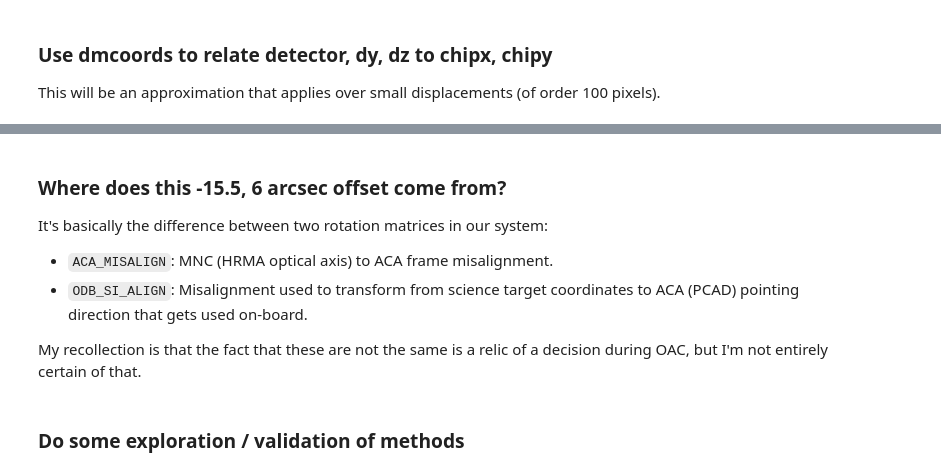
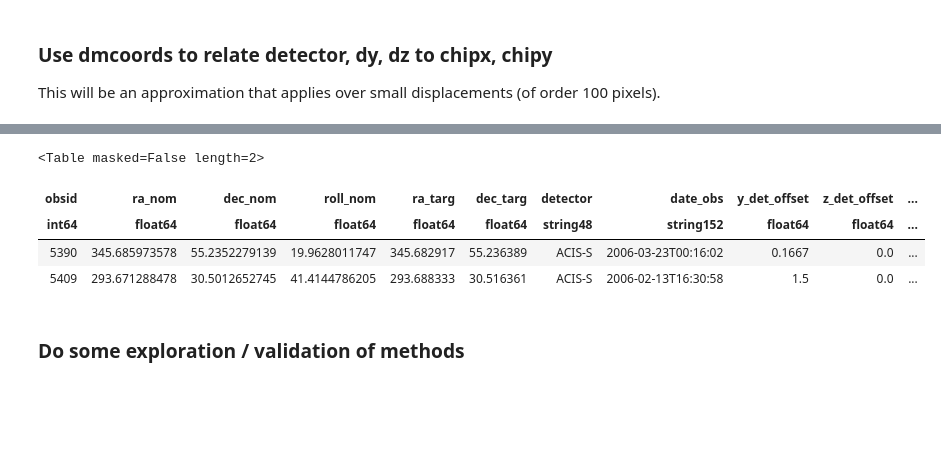
Before and after one commit to sot/aimpoint_mon, a Jupyter notebook: asol_to_chip_transforms.ipynb, the cells around one changed output, grey strips where cells are left out. Saved outputs shown, nothing was run; the diff lists cells and outputs as text; code cells hidden in the pictures; blank space fills up the shorter version.

```diff
--- a/asol_to_chip_transforms.ipynb
+++ b/asol_to_chip_transforms.ipynb
@@ -167 +279,9 @@ ciaorun = functools.partial(Ska.Shell.bash, env=ciaoenv)
+# %%
+obspars[:2]
+# %% [output]
+<Table masked=False length=2>
+| obsid | ra_nom | dec_nom | roll_nom | ra_targ | dec_targ | detector | date_obs | y_det_offset | z_det_offset | ... |
+| int64 | float64 | float64 | float64 | float64 | float64 | string48 | string152 | float64 | float64 | ... |
+| 5390 | 345.685973578 | 55.2352279139 | 19.9628011747 | 345.682917 | 55.236389 | ACIS-S | 2006-03-23T00:16:02 | 0.1667 | 0.0 | ... |
+| 5409 | 293.671288478 | 30.5012652745 | 41.4144786205 | 293.688333 | 30.516361 | ACIS-S | 2006-02-13T16:30:58 | 1.5 | 0.0 | ... |
 # %%
@@ -190,13 +317,4 @@ def dmcoords_chipx_chipy(det, dy, dz):
     return [float(x) for x in ciaorun('pget dmcoords chipx chipy chip_id')]
-# %% [markdown]
-### Where does this -15.5, 6 arcsec offset come from?
-
-It's basically the difference between two rotation matrices in our system:
-
-- `ACA_MISALIGN`: MNC (HRMA optical axis) to ACA frame misalignment.
-- `ODB_SI_ALIGN`: Misalignment used to transform from science target coordinates to ACA (PCAD) pointing direction that gets used on-board.
-
-My recollection is that the fact that these are not the same is a relic of a decision during OAC, but I'm not entirely certain of that.
 # %%
 def get_dy_dz(obsid):
     """
```
Also changed, not shown: parts of 40 cells of this notebook.
